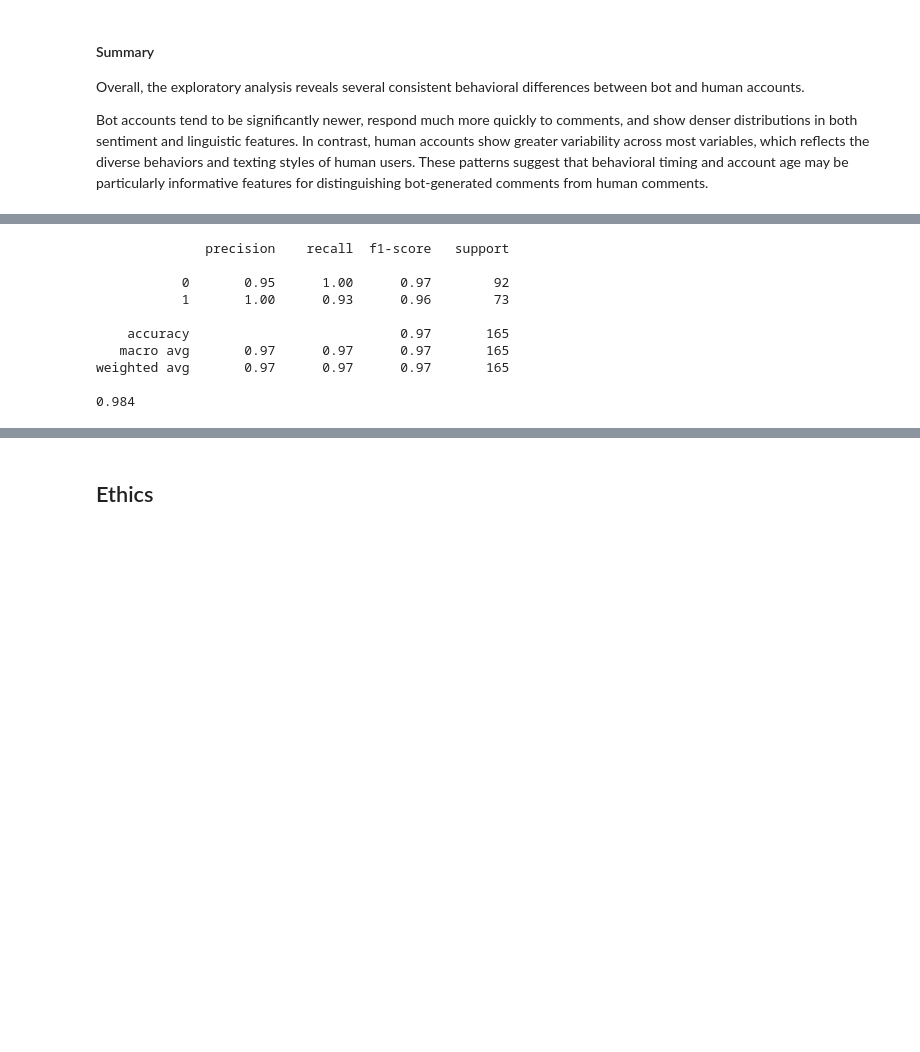
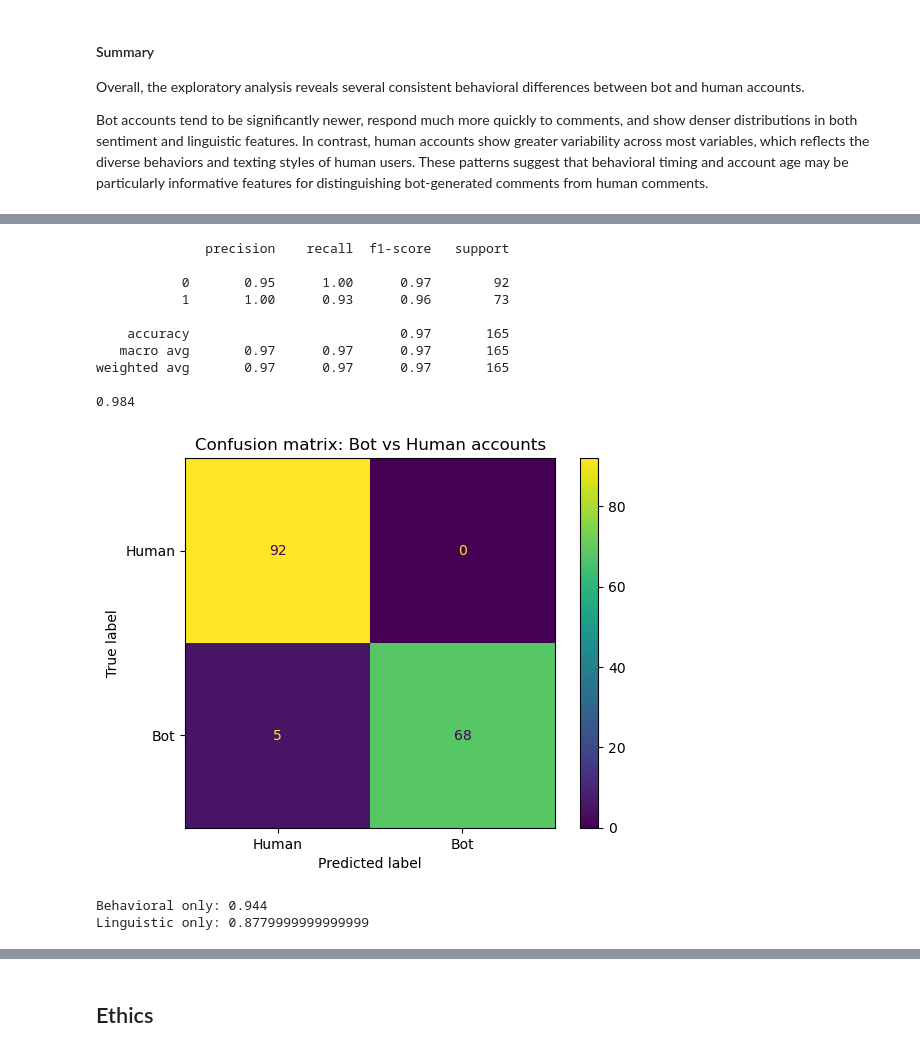
Before and after one commit to COGS108/Group068_WI26, a Jupyter notebook: 03-FinalProject.ipynb, the cells around one changed output, grey strips where cells are left out. Cells and saved outputs as stored; diff of their text form; code cells hidden in the pictures; blank space fills up the shorter version.

Commit message:
update section 2 predictive model analysis

```diff
--- a/03-FinalProject.ipynb
+++ b/03-FinalProject.ipynb
@@ -545,32 +541,52 @@ Some more words and stuff.  Remember notebooks work best if you interleave the c
 account_type_numeric = pd.get_dummies(reddit_df['account_type'], dtype=int).drop(columns=['human']).to_numpy().ravel()
 
 X_train, X_test, y_train, y_test = train_test_split(reddit_df.get(numeric_cols), account_type_numeric, test_size=0.33, random_state=2)
 reddit_df.get(numeric_cols)
 
 #for feature selection - ehh? is this necessary? why did i do this
 #from sklearn.svm import SVR
 #from sklearn.feature_selection import SequentialFeatureSelector
 #sfs = SequentialFeatureSelector(estimator=SVR(kernel='linear'), n_features_to_select=5, direction='forward')
 #sfs_pipe = Pipeline([('scale', StandardScaler()), ('selector', sfs), ('svm', SVR(kernel='linear'))])
 #sfs_pipe.fit(reddit_df.get(numeric_cols), account_type_numeric)
 
 #for the model
 pipe = Pipeline([('scale', StandardScaler()), ('knn', KNeighborsClassifier(n_neighbors=20))])
 pipe.fit(X_train, y_train)
 y_test_pred = pipe.predict(X_test)
-print(classification_report(y_test, y_test_pred)) #i think our sample size is too small to make a good model that isnt super fit?
+print(classification_report(y_test, y_test_pred))
 from sklearn.model_selection import cross_val_score
 baseline_score = cross_val_score(pipe, reddit_df.get(numeric_cols), account_type_numeric, cv=5).mean()
 print(baseline_score)
-#next steps - try with only linguistic features, then with only behavioral features
+
+from sklearn.metrics import confusion_matrix, ConfusionMatrixDisplay
+import matplotlib.pyplot as plt
+# compute confusion matrix
+cm = confusion_matrix(y_test, y_test_pred)
+disp = ConfusionMatrixDisplay(confusion_matrix=cm, display_labels=['Human', 'Bot'])
+disp.plot()
+plt.title("Confusion matrix: Bot vs Human accounts")
+plt.show()
 # %% [output]
               precision    recall  f1-score   support
 
            0       0.95      1.00      0.97        92
            1       1.00      0.93      0.96        73
 
     accuracy                           0.97       165
    macro avg       0.97      0.97      0.97       165
 weighted avg       0.97      0.97      0.97       165
 
 0.984
+[figure, added]
+# %%
+# next steps - try with linguistic features and behavioral features
+behavioral = ['account_age_days', 'reply_delay_seconds']
+linguistic = ['sentiment_score', 'avg_word_length']
+print("Behavioral only:",
+      cross_val_score(pipe, reddit_df[behavioral], account_type_numeric, cv=5).mean())
+print("Linguistic only:",
+      cross_val_score(pipe, reddit_df[linguistic], account_type_numeric, cv=5).mean())
+# %% [output]
+Behavioral only: 0.944
+Linguistic only: 0.8779999999999999
```
Also changed, not shown: parts of 5 cells of this notebook.
